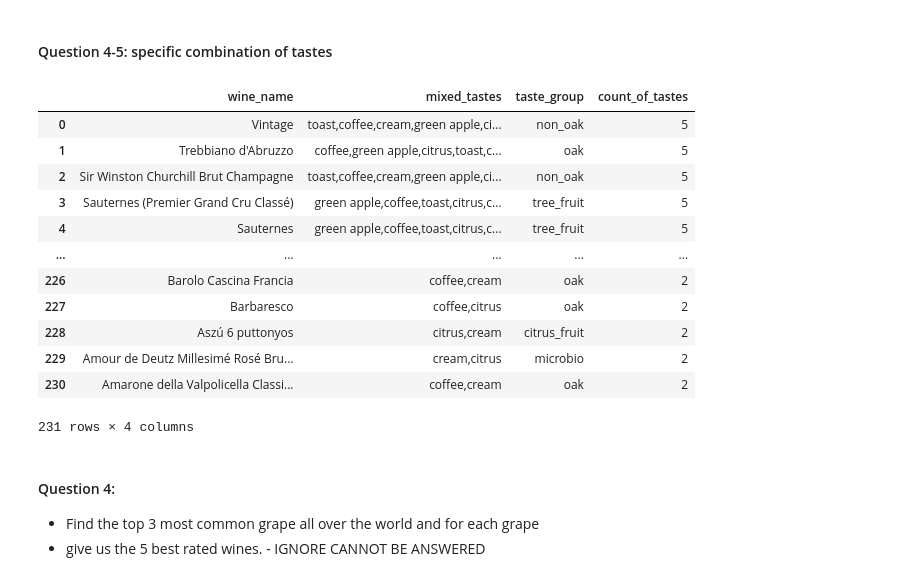
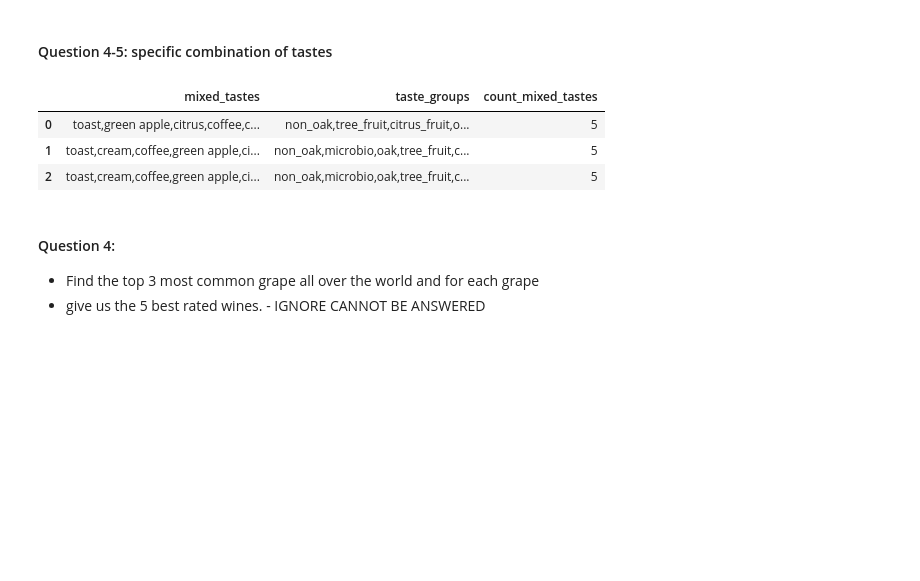
Before and after one commit to JonathanRabbi/Vivinio.Project, a Jupyter notebook: main.ipynb, the cells around one changed output. Cells and saved outputs as stored; diff of their text form; code cells hidden in the pictures; blank space fills up the shorter version.

```diff
--- a/main.ipynb
+++ b/main.ipynb
@@ -194,51 +194,40 @@ fig.show()
 # %%
 test = '''
 SELECT
-    wines.name,
     GROUP_CONCAT(DISTINCT keywords.name) AS mixed_tastes,
-    keywords_wine.group_name,
-    COUNT(DISTINCT keywords.name) as count_of_tastes
+    GROUP_CONCAT(DISTINCT keywords_wine.group_name) AS taste_group,
+    COUNT(DISTINCT keywords.name) AS count_of_tastes
 FROM
     wines
 JOIN
     regions ON wines.region_id = regions.id
 JOIN
     countries ON regions.country_code = countries.code
 JOIN
     keywords_wine ON wines.id = keywords_wine.wine_id
 JOIN
     keywords ON keywords_wine.keyword_id = keywords.id
 WHERE
     keywords.name IN ('coffee', 'toast', 'green apple', 'cream', 'citrus')
 AND
-    keywords_wine.count > 9
+    keywords_wine.count > 10  -- More than 10 users confirmed the keywords
 AND
     keywords_wine.keyword_type = 'primary'
 GROUP BY
     wines.name
 HAVING
     COUNT(DISTINCT keywords.name) >= 2
-
-ORDER BY count_of_tastes DESC;
+ORDER BY count_of_tastes DESC, mixed_tastes DESC
 '''
 cursor.execute(test)
 data = cursor.fetchall()
 
-columns = ['wine_name', 'mixed_tastes', 'taste_group', 'count_of_tastes']
-df_3 = pd.DataFrame(data, columns=columns)
-# pd.set_option('display.max_rows', None)
-df_3
+cols = ['mixed_tastes', 'taste_groups', 'count_mixed_tastes']
+df_13 = pd.DataFrame(data, columns=cols)
+# pd.set_option('display.max_rows', None)  # Display all rows
+df_13.head(3)
 # %% [output]
-|  | wine_name | mixed_tastes | taste_group | count_of_tastes |
-| 0 | Vintage | toast,coffee,cream,green apple,ci... | non_oak | 5 |
-| 1 | Trebbiano d'Abruzzo | coffee,green apple,citrus,toast,c... | oak | 5 |
-| 2 | Sir Winston Churchill Brut Champagne | toast,coffee,cream,green apple,ci... | non_oak | 5 |
-| 3 | Sauternes (Premier Grand Cru Classé) | green apple,coffee,toast,citrus,c... | tree_fruit | 5 |
-| 4 | Sauternes | green apple,coffee,toast,citrus,c... | tree_fruit | 5 |
-| ... | ... | ... | ... | ... |
-| 226 | Barolo Cascina Francia | coffee,cream | oak | 2 |
-| 227 | Barbaresco | coffee,citrus | oak | 2 |
-| 228 | Aszú 6 puttonyos | citrus,cream | citrus_fruit | 2 |
-| 229 | Amour de Deutz Millesimé Rosé Bru... | cream,citrus | microbio | 2 |
-| 230 | Amarone della Valpolicella Classi... | coffee,cream | oak | 2 |
+|  | mixed_tastes | taste_groups | count_mixed_tastes |
+| 0 | toast,green apple,citrus,coffee,c... | non_oak,tree_fruit,citrus_fruit,o... | 5 |
+| 1 | toast,cream,coffee,green apple,ci... | non_oak,microbio,oak,tree_fruit,c... | 5 |
+| 2 | toast,cream,coffee,green apple,ci... | non_oak,microbio,oak,tree_fruit,c... | 5 |
-231 rows × 4 columns
```
Also changed, not shown: parts of 3 cells of this notebook, 1 other file.
